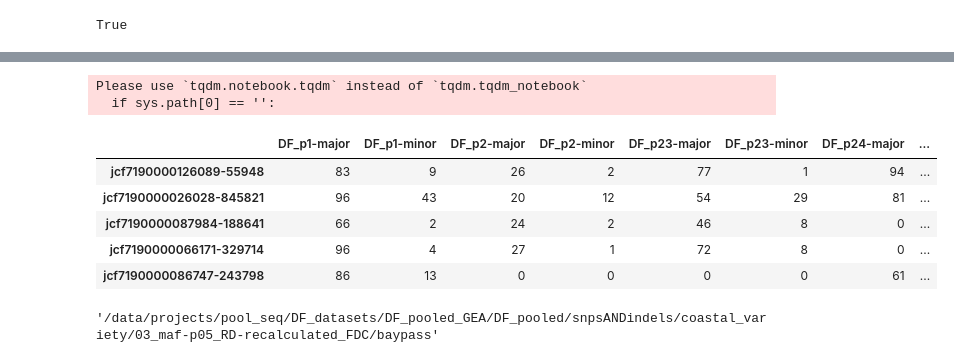
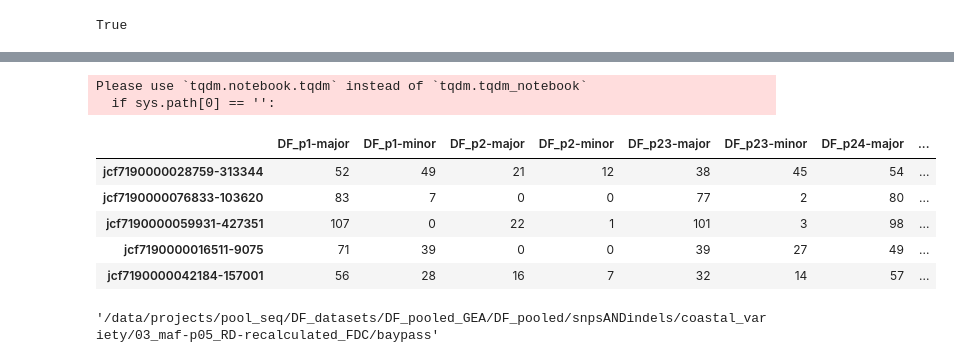
Before and after one commit to brandonlind/doug_fir_mapping_pops_analyses, a Jupyter notebook: 002_01_DF_pooled_GEA_coastal_kickoff.ipynb, the cells around one changed output, grey strips where cells are left out. Cells and saved outputs as stored; diff of their text form; code cells hidden in the pictures.

```diff
--- a/002_01_DF_pooled_GEA_coastal_kickoff.ipynb
+++ b/002_01_DF_pooled_GEA_coastal_kickoff.ipynb
@@ -536,5 +541,6 @@ len(freqs)
 # %%
 def prune_em(compareto, locusi=None, r2thresh=0.2):
+    """Prune loci by LD (r2thresh)."""
     from scipy.stats import pearsonr
     from numpy import logical_or
 
@@ -620,0 +629,2 @@ each allele (or read counts for PoolSeq experiment) counts in one population"
+# %%
+lview,dview = get_client()
@@ -629,4 +642,5 @@ fs(baydir, bnames=True, dirs=False)
 # %%
-prunedloci = pklload(op.join(baydir, 'lessthan25perc-missing-data_20-dp-1000_random-snps_1-per-contig-gt1Kbp_r2-lessthan-p3111.pkl'))
+# load LD-pruned loci
+prunedloci = pklload(op.join(baydir, 'lessthan25perc-missing-data_20-dp-1000_random-snps_1-per-contig-gt1Kbp_r2-lessthan-p3618.pkl'))
 len(prunedloci)
 # %% [output]
@@ -674,9 +696,9 @@ def get_counts(loci, numpops=0):
     import tqdm
 
     pops = [col.replace(".FREQ","") for col in reduced.columns if '.FREQ' in col]
-#     assert len(pops) == numpops
+    assert len(pops) == numpops
     read_counts = OrderedDict()
-    for locus in tqdm.tqdm_notebook(loci):
+    for locus in tqdm.tqdm(loci):
         if reduced.loc[locus, 'AF'] > 0.5:
             # this matches calculation of MAF from 001_JP_pooled_pangenome_data_explore.ipynb
             refismajor = False
@@ -706,18 +728,18 @@ def get_counts(loci, numpops=0):
                         read_counts[newcol][locus] = 0
     return pandas.DataFrame(read_counts)
 # %%
-# get the gfile using the prunedloci
-neutral_read_counts = get_counts(prunedloci, numpops=45)
+# create the neutral gfile using the prunedloci
+neutral_read_counts = get_counts(prunedloci, numpops=37)
 neutral_read_counts.head()
 # %% [output]
 Please use `tqdm.notebook.tqdm` instead of `tqdm.tqdm_notebook`
   if sys.path[0] == '':
 |  | DF_p1-major | DF_p1-minor | DF_p2-major | DF_p2-minor | DF_p23-major | DF_p23-minor | DF_p24-major | ... |
-| jcf7190000126089-55948 | 83 | 9 | 26 | 2 | 77 | 1 | 94 | ... |
-| jcf7190000026028-845821 | 96 | 43 | 20 | 12 | 54 | 29 | 81 | ... |
-| jcf7190000087984-188641 | 66 | 2 | 24 | 2 | 46 | 8 | 0 | ... |
-| jcf7190000066171-329714 | 96 | 4 | 27 | 1 | 72 | 8 | 0 | ... |
-| jcf7190000086747-243798 | 86 | 13 | 0 | 0 | 0 | 0 | 61 | ... |
+| jcf7190000028759-313344 | 52 | 49 | 21 | 12 | 38 | 45 | 54 | ... |
+| jcf7190000076833-103620 | 83 | 7 | 0 | 0 | 77 | 2 | 80 | ... |
+| jcf7190000059931-427351 | 107 | 0 | 22 | 1 | 101 | 3 | 98 | ... |
+| jcf7190000016511-9075 | 71 | 39 | 0 | 0 | 39 | 27 | 49 | ... |
+| jcf7190000042184-157001 | 56 | 28 | 16 | 7 | 32 | 14 | 57 | ... |
 # %%
 # assert that DP = RD + AD
 dpcols = [col for col in reduced.columns if '.DP' in col]
```
Also changed, not shown: parts of 175 cells of this notebook.
